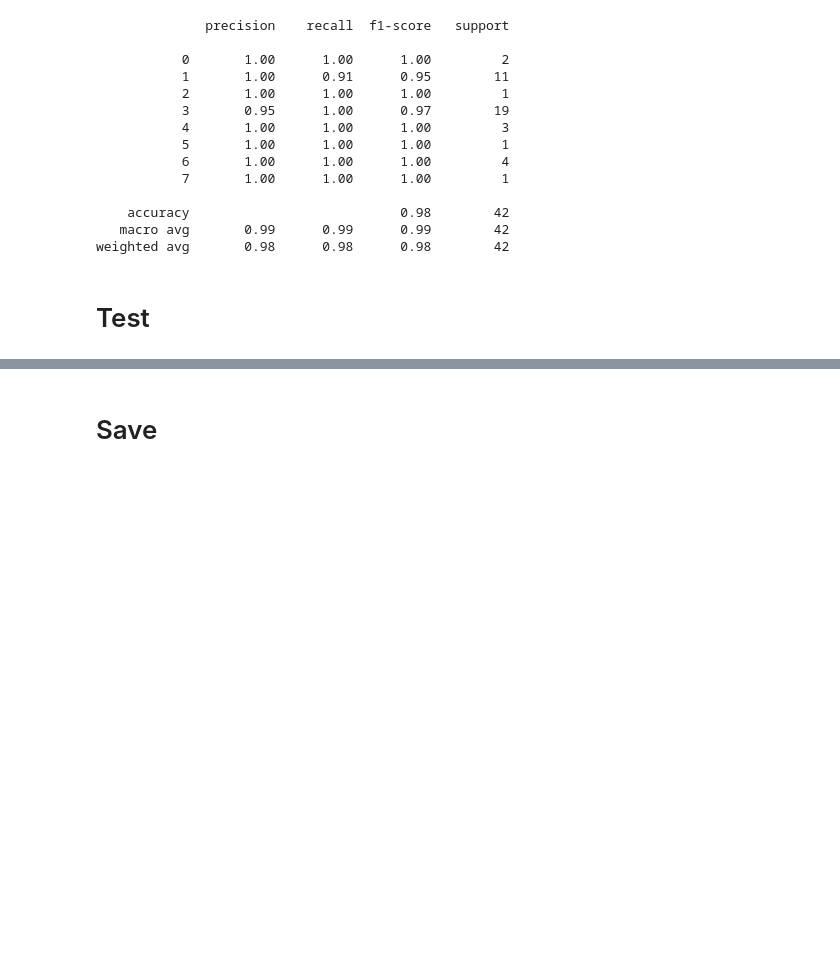
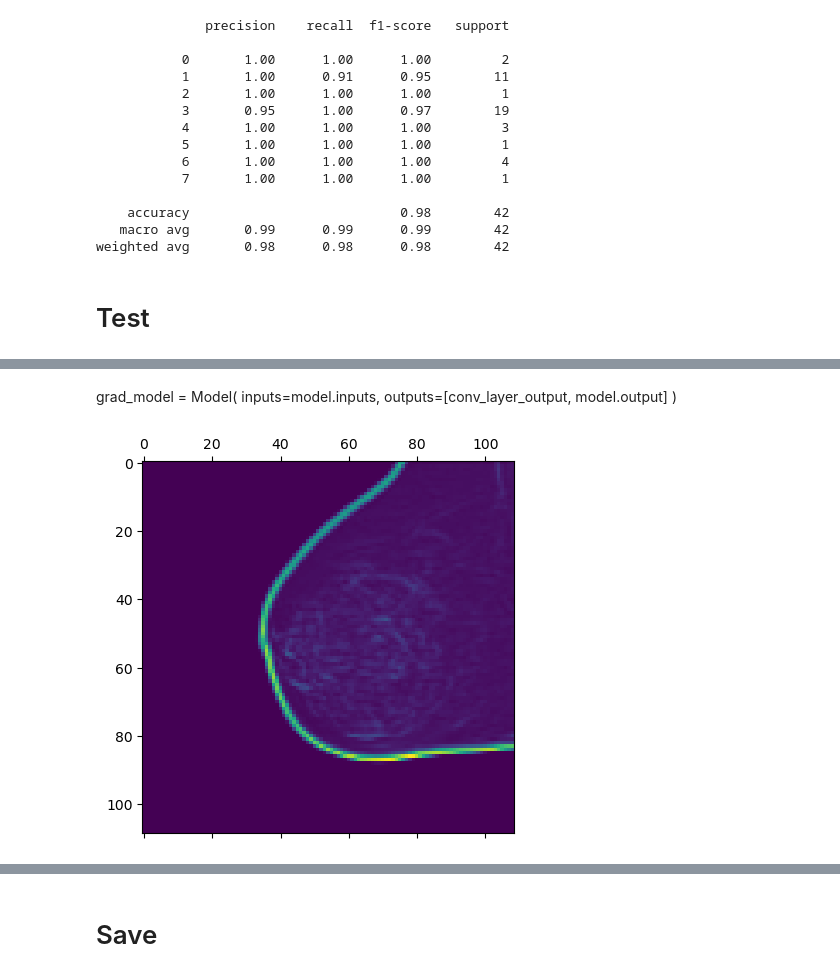
Before and after one commit to vivialves/breasr_cancer_cnn, a Jupyter notebook: simple-architecture.ipynb, the cells around one changed output, grey strips where cells are left out. Saved outputs shown, nothing was run; the diff lists cells and outputs as text; code cells hidden in the pictures; blank space fills up the shorter version.

```diff
--- a/simple-architecture.ipynb
+++ b/simple-architecture.ipynb
@@ -291,0 +339,6 @@ Predicted class: Density2Benign
+# %%
+preds = model.predict(x)
+predicted_class_index = np.argmax(preds[0])
+class_labels = classes_
+predicted_class_label = class_labels[predicted_class_index]
+print("Predicted class:", predicted_class_label)
@@ -291,0 +350,42 @@ Predicted class: Density2Benign
+# %%
+grad_model = keras.models.Model(
+    [model.inputs],
+    [model.get_layer(last_conv_layer_name).output,
+     model.get_layer('conv2d_1').output]) #right here you should put your last layer's name (you can figure that out from running model.summary) mine was 'dense_2'
+# %% [markdown]
+grad_model = Model(
+    inputs=model.inputs,
+    outputs=[conv_layer_output, model.output]
+)
+# %%
+with tf.GradientTape() as tape:
+    # Forward pass through grad_model
+    last_conv_layer_output, preds = grad_model(x)
+
+    # Use the predicted class if no index is provided
+    # pred_index = tf.argmax(preds[0])
+    class_channel = preds[:, predicted_class_index]
+
+    # Compute the gradient of the top predicted class for the input image
+    grads = tape.gradient(class_channel, last_conv_layer_output)
+
+    # Compute pooled gradients
+    pooled_grads = tf.reduce_mean(grads, axis=(0, 1, 2))
+
+    # Multiply each channel in the feature map array by "how important this channel is"
+    last_conv_layer_output = last_conv_layer_output[0]
+    heatmap = last_conv_layer_output @ pooled_grads[..., tf.newaxis]
+    heatmap = tf.squeeze(heatmap)
+
+    # Normalize the heatmap
+    heatmap = tf.maximum(heatmap, 0) / tf.math.reduce_max(heatmap)
+    heatmap.numpy()
+# %%
+# Generate class activation heatmap
+# heatmap = make_gradcam_heatmap(img_array=x, model=model, last_conv_layer_name=conv_layer_output)
+
+# Display heatmap
+plt.matshow(heatmap)
+plt.show()
+# %% [output]
+[figure, added]
```
Also changed, not shown: parts of 24 cells of this notebook, 3 other files.
